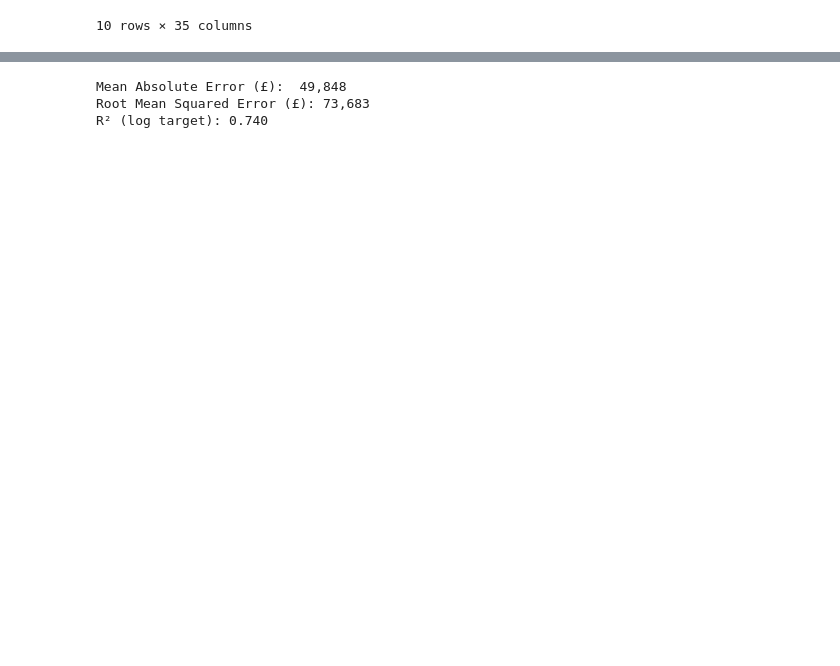
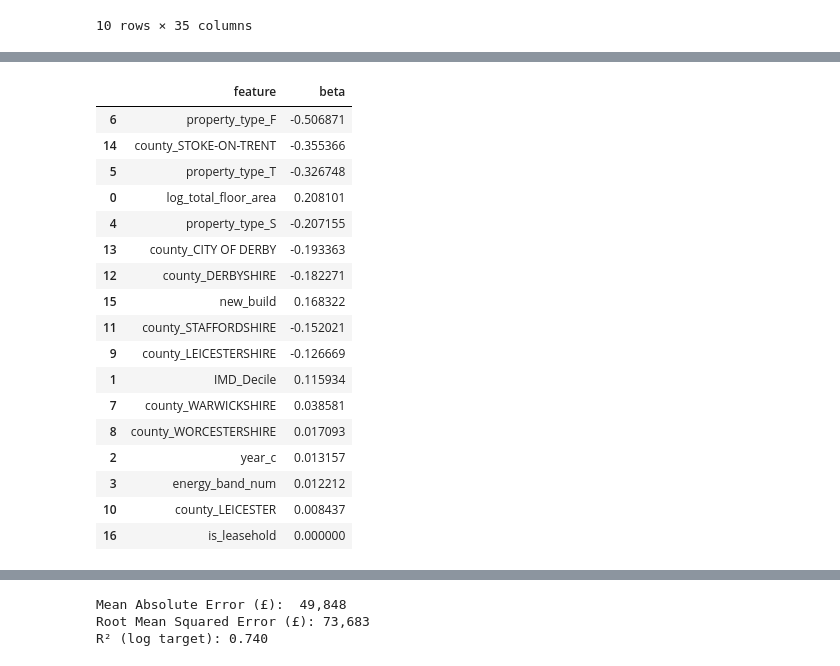
Before and after one commit to maleeper/Midlands_House_Prices, a Jupyter notebook: jupyter_notebooks/08 Predictive model.ipynb, the cells around one changed output, grey strips where cells are left out. Drawn from its saved outputs; the diff is of its cells as text; code cells hidden in the pictures; blank space fills up the shorter version.

```diff
--- a/jupyter_notebooks/08 Predictive model.ipynb
+++ b/jupyter_notebooks/08 Predictive model.ipynb
@@ -122,21 +99,3 @@ df.tail(10)
 df['transfer_date'] = pd.to_datetime(df['transfer_date'])
 # keep only the transfer_date for 2024 onwards
 df = df[df['transfer_date'].dt.year >= 2024]
-# use year_quarter for grouping
-df['year_quarter'] = df['transfer_date'].dt.to_period('Q')
-mean_price_by_quarter = df.groupby('year_quarter')['price'].mean()
-number_of_sales_by_quarter = df['year_quarter'].value_counts().sort_index()
-
-# plot mean price as a line and number of sales as a bar chart on the same plot
-fig, ax1 = plt.subplots(figsize=(12, 6))
-ax2 = ax1.twinx()
-ax1.plot(mean_price_by_quarter.index.astype(str), mean_price_by_quarter.values, color='blue', marker='o', label='Mean Price')
-ax2.bar(number_of_sales_by_quarter.index.astype(str), number_of_sales_by_quarter.values, alpha=0.3, color='orange', label='Number of Sales')
-ax1.set_xlabel('Year-Quarter')
-ax1.set_ylabel('Mean Price', color='blue')
-ax2.set_ylabel('Number of Sales', color='orange')
-ax1.tick_params(axis='y', labelcolor='blue')
-ax2.tick_params(axis='y', labelcolor='orange')
-plt.title('Mean House Price and Number of Sales by Quarter (2024 onwards)')
-fig.autofmt_xdate(rotation=45)
-plt.show()
@@ -144,0 +102,75 @@ plt.show()
+# %%
+from sklearn.preprocessing import OneHotEncoder, StandardScaler
+from sklearn.compose import ColumnTransformer
+from sklearn.pipeline import Pipeline
+from sklearn.linear_model import Ridge  # or LinearRegression
+
+# set a relative year for a meaningful intercept
+df['year_c'] = df['year'] - 2023
+
+# set model features
+num_feats   = ['log_total_floor_area','IMD_Decile','year_c','energy_band_num']
+bin_feats   = ['new_build','is_leasehold']  # pass through as 0/1
+cat_feats   = ['property_type','county']
+
+# Control category order to set baselines via drop='first'
+ptype_order = ['D','S','T','F']  # baseline becomes 'D' (Detached)
+county_order = [
+    'WEST MIDLANDS','WARWICKSHIRE','WORCESTERSHIRE','LEICESTERSHIRE',
+    'LEICESTER','STAFFORDSHIRE','DERBYSHIRE','CITY OF DERBY','STOKE-ON-TRENT'
+]  # baseline becomes WEST MIDLANDS
+
+# Build the ColumnTransformer (code suggested by Copilot)
+pre = ColumnTransformer(
+    transformers=[
+        ('num', StandardScaler(), num_feats),
+        ('cat', OneHotEncoder(drop='first',
+                              categories=[ptype_order, county_order],
+                              handle_unknown='ignore'),
+         cat_feats),
+        ('bin', 'passthrough', bin_feats),
+    ],
+    remainder='drop'
+)
+
+# End-to-end pipeline
+pipe = Pipeline([
+    ('pre', pre),
+    ('model', Ridge(alpha=1.0))  # or LinearRegression()
+])
+
+# Fit
+X = df[num_feats + bin_feats + cat_feats]
+y = df['log_price']
+pipe.fit(X, y)
+
+# ---- Get feature names aligned to coefficients ----
+num_names = np.array(num_feats)
+cat_names = pipe.named_steps['pre'].named_transformers_['cat'].get_feature_names_out(cat_feats)
+bin_names = np.array(bin_feats)
+feature_names = np.concatenate([num_names, cat_names, bin_names])
+
+coefs = pipe.named_steps['model'].coef_
+coef_df = pd.DataFrame({'feature': feature_names, 'beta': coefs}) \
+           .sort_values('beta', key=np.abs, ascending=False)
+
+coef_df.head(20)
+# %% [output]
+|  | feature | beta |
+| 6 | property_type_F | -0.506871 |
+| 14 | county_STOKE-ON-TRENT | -0.355366 |
+| 5 | property_type_T | -0.326748 |
+| 0 | log_total_floor_area | 0.208101 |
+| 4 | property_type_S | -0.207155 |
+| 13 | county_CITY OF DERBY | -0.193363 |
+| 12 | county_DERBYSHIRE | -0.182271 |
+| 15 | new_build | 0.168322 |
+| 11 | county_STAFFORDSHIRE | -0.152021 |
+| 9 | county_LEICESTERSHIRE | -0.126669 |
+| 1 | IMD_Decile | 0.115934 |
+| 7 | county_WARWICKSHIRE | 0.038581 |
+| 8 | county_WORCESTERSHIRE | 0.017093 |
+| 2 | year_c | 0.013157 |
+| 3 | energy_band_num | 0.012212 |
+| 10 | county_LEICESTER | 0.008437 |
+| 16 | is_leasehold | 0.000000 |
```
Also changed, not shown: parts of 24 cells of this notebook.
